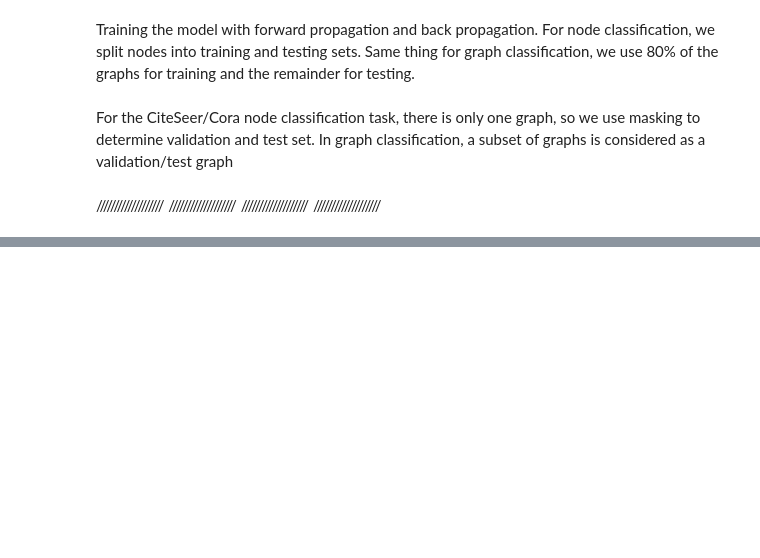
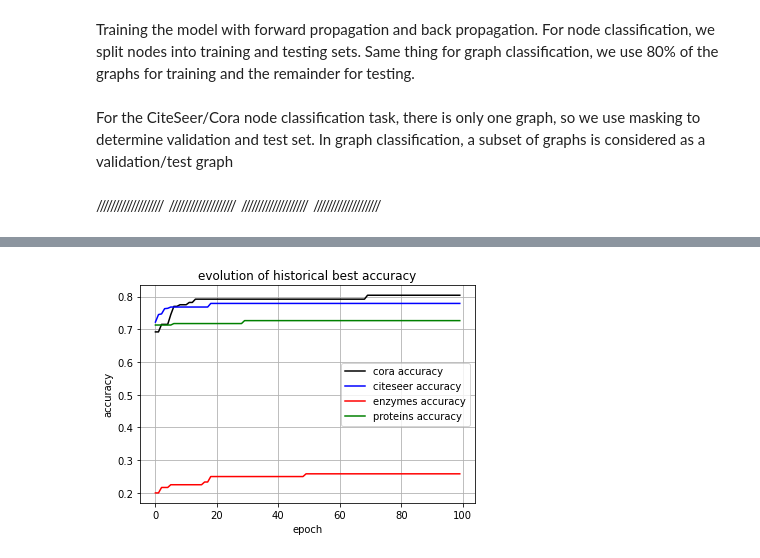
Before and after one commit to Tristan-Le-Bars/GnnArchitectureSearchWithPSO, a Jupyter notebook: src/PsoForGnnArchitectureSearch.ipynb, the cells around one changed output, grey strips where cells are left out. Drawn from its saved outputs; the diff is of its cells as text; code cells hidden in the pictures; blank space fills up the shorter version.

Commit message:
[ADD] - all needed graphs are created

```diff
--- a/src/PsoForGnnArchitectureSearch.ipynb
+++ b/src/PsoForGnnArchitectureSearch.ipynb
@@ -649,0 +572,25 @@ plt.show()
+# %%
+dataset = TUDataset(root='/tmp/ENZYMES', name='ENZYMES')
+dataset = dataset.shuffle()
+task = 'graph'
+
+data = {'epoch':  [],
+        'loss': [],
+        'accuracy': [],
+        'average_loss': [],
+        'average_accuracy': []
+        }
+
+df_enzymes = pd.DataFrame(data)
+
+
+# 5 informants, 50 particles
+swarm = Swarm(3, 15)
+for i in range(100):
+    print("Epoch = " + str(i))
+    loss, accuracy, average_loss, average_accuracy = swarm.train_epoch(dataset, task)
+    print("loss: " + str(loss) + ", accuracy: " + str(accuracy))
+    new_row = {'epoch':i, 'loss':loss, 'accuracy':accuracy, 'average_loss':average_loss, 'average_accuracy':average_accuracy}
+    df_enzymes = df_enzymes.append(new_row, ignore_index=True)
+    swarm.Optimise()
+    best_err = swarm.get_best()
@@ -649,0 +681,15 @@ plt.show()
+# %%
+plt.plot(df_cora['epoch'], all_time_best_accuracy_cora, label = "cora accuracy", color="black")
+plt.plot(df_citeseer['epoch'], all_time_best_accuracy_citeseer, label = "citeseer accuracy", color="blue")
+plt.plot(df_proteins['epoch'], all_time_best_accuracy_enzymes, label = "enzymes accuracy", color="red")
+plt.plot(df_enzymes['epoch'], all_time_best_accuracy_proteins, label = "proteins accuracy", color="green")
+# plt.plot(df_cora['epoch'], all_time_best_loss, label = "loss", color="red")
+plt.title('evolution of historical best accuracy')
+plt.xlabel('epoch')
+plt.ylabel('accuracy')
+plt.grid()
+plt.legend()
+plt.rcParams['figure.figsize'] = [10, 5]
+plt.show()
+# %% [output]
+[figure, added]
```
Also changed, not shown: parts of 39 cells of this notebook.
